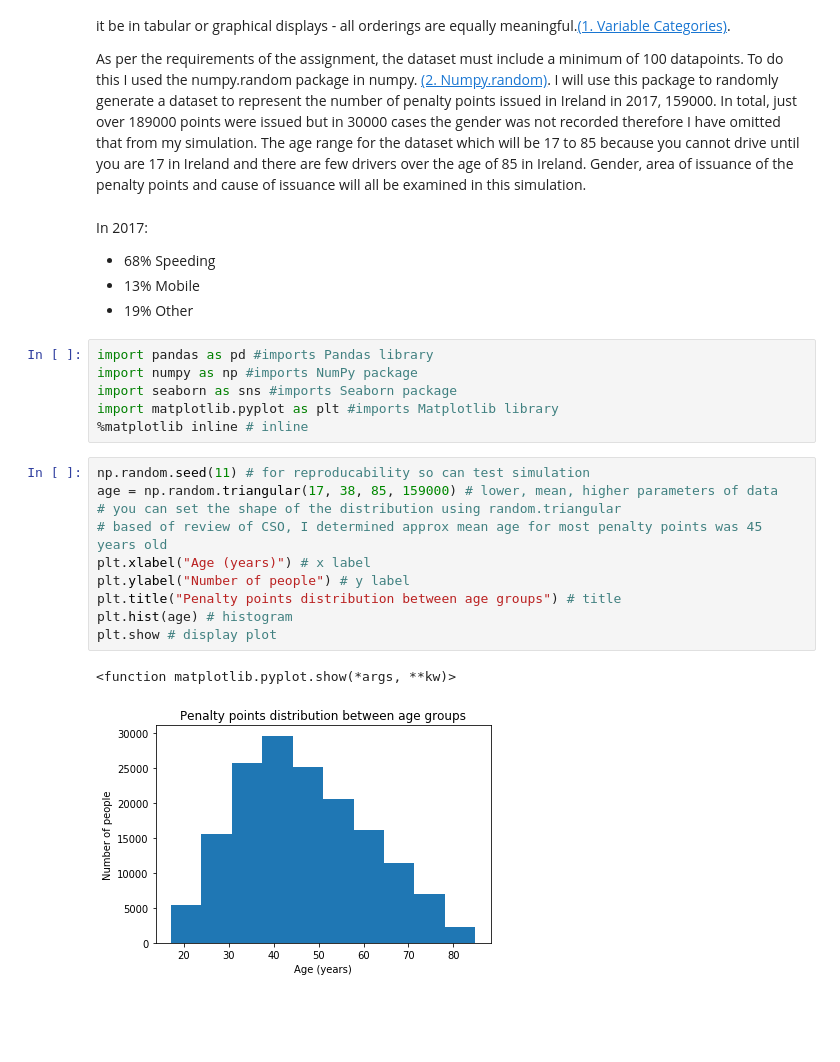
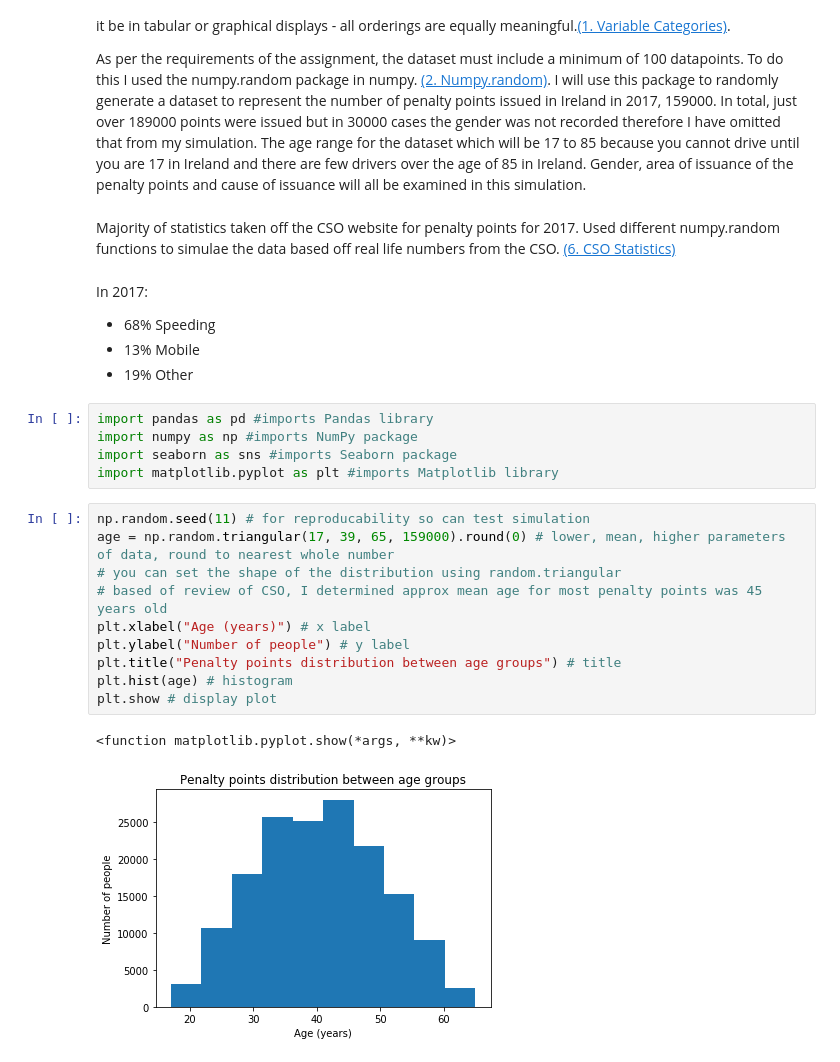
Before and after one commit to kevindooley/Simulated-Dataset, a Jupyter notebook: Simulation of Dataset.ipynb, the cells around one changed output. Drawn from its saved outputs; the diff is of its cells as text; blank space fills up the shorter version.

```diff
--- a/Simulation of Dataset.ipynb
+++ b/Simulation of Dataset.ipynb
@@ -41,6 +41,8 @@ As per the above I have categorised each of my variables. Based off my research,
 
 
 As per the requirements of the assignment, the dataset must include a minimum of 100 datapoints. To do this I used the numpy.random package in numpy. [(2. Numpy.random)](https://docs.scipy.org/doc/numpy-1.14.0/reference/routines.random.html). I will use this package to randomly generate a dataset to represent the number of penalty points issued in Ireland in 2017, 159000. In total, just over 189000 points were issued but in 30000 cases the gender was not recorded therefore I have omitted that from my simulation. The age range for the dataset which will be 17 to 85 because you cannot drive until you are 17 in Ireland and there are few drivers over the age of 85 in Ireland. Gender, area of issuance of the penalty points and cause of issuance will all be examined in this simulation.
+# %% [markdown]
+Majority of statistics taken off the CSO website for penalty points for 2017. Used different numpy.random functions to simulae the data based off real life numbers from the CSO. [(6. CSO Statistics)](https://www.cso.ie/en/releasesandpublications/ep/p-tranom/transportomnibus2017/penaltypoints/)
 # %% [markdown]
 In 2017:
 * 68% Speeding
@@ -51,17 +53,16 @@ import pandas as pd #imports Pandas library
 import numpy as np #imports NumPy package
 import seaborn as sns #imports Seaborn package
 import matplotlib.pyplot as plt #imports Matplotlib library
-%matplotlib inline # inline
 # %%
 np.random.seed(11) # for reproducability so can test simulation
-age = np.random.triangular(17, 38, 85, 159000) # lower, mean, higher parameters of data
+age = np.random.triangular(17, 39, 65, 159000).round(0) # lower, mean, higher parameters of data, round to nearest whole number
 # you can set the shape of the distribution using random.triangular
 # based of review of CSO, I determined approx mean age for most penalty points was 45 years old
 plt.xlabel("Age (years)") # x label
 plt.ylabel("Number of people") # y label
 plt.title("Penalty points distribution between age groups") # title
 plt.hist(age) # histogram
 plt.show # display plot
 # %% [output]
 <function matplotlib.pyplot.show(*args, **kw)>
-[figure, old version]
+[figure, new version]
```
Also changed, not shown: parts of 7 cells of this notebook.
